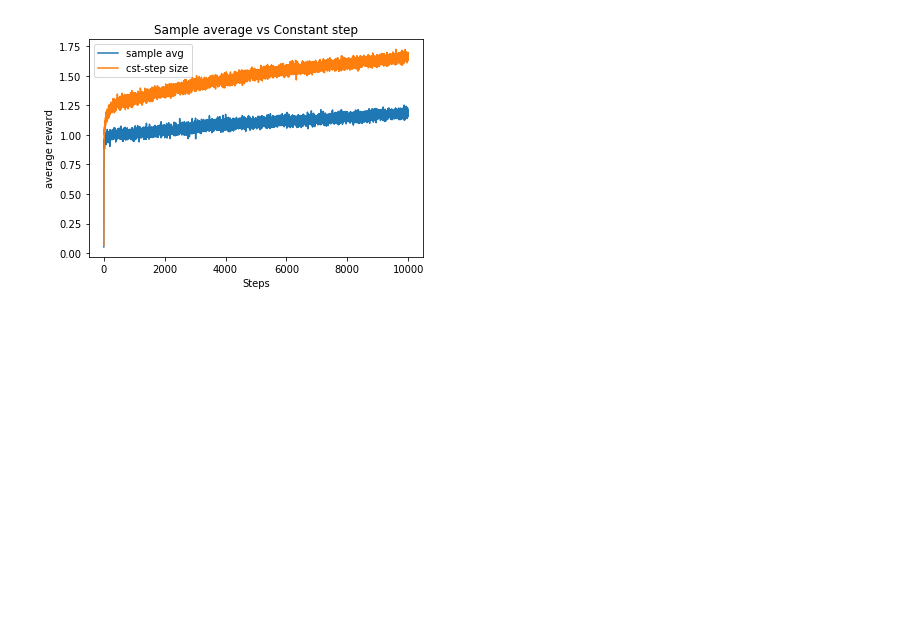
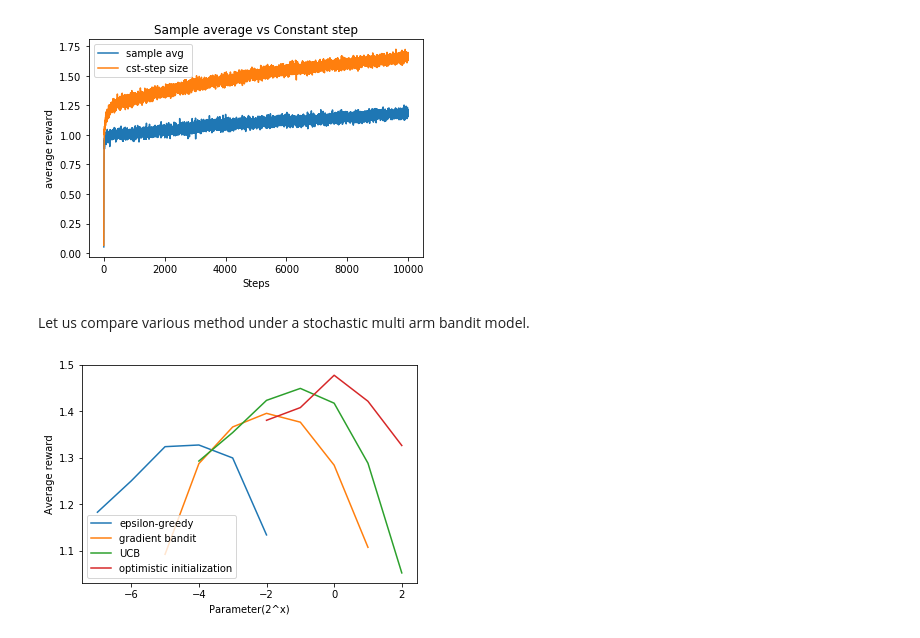
Before and after one commit to ericbenhamou/MultiArmBandits, a Jupyter notebook: MultiArmStochasticBandits.ipynb, the cells around one changed output. Cells and saved outputs as stored; diff of their text form; code cells hidden in the pictures; blank space fills up the shorter version.

Commit message:
added graph comparison

```diff
--- a/MultiArmStochasticBandits.ipynb
+++ b/MultiArmStochasticBandits.ipynb
@@ -58,3 +58,40 @@ plt.show()
 # %% [output]
 [figure]
 [figure]
+# %% [markdown]
+Let us compare various method under a stochastic multi arm bandit model.
+# %%
+def compare_methods(nBandits, time):
+    labels = ['epsilon-greedy', 'gradient bandit',
+              'UCB', 'optimistic initialization']
+    generators = [lambda epsilon: Bandit(epsilon=epsilon, sampleAverages=True),
+                  lambda alpha: Bandit(gradient=True, stepSize=alpha, gradientBaseline=True),
+                  lambda coef: Bandit(epsilon=0, stepSize=0.1, UCBParam=coef),
+                  lambda initial: Bandit(epsilon=0, initial=initial, stepSize=0.1)]
+    parameters = [np.arange(-7, -1, dtype=np.float),
+                  np.arange(-5, 2, dtype=np.float),
+                  np.arange(-4, 3, dtype=np.float),
+                  np.arange(-2, 3, dtype=np.float)]
+
+    bandits = [[generator(pow(2, param)) for _ in range(0, nBandits)] for generator, parameter in zip(generators, parameters) for param in parameter]
+    _, averageRewards = banditSimulation(nBandits, time, bandits)
+    rewards = np.sum(averageRewards, axis=1)/time
+
+    global figureIndex
+    plt.figure(figureIndex)
+    figureIndex += 1
+    i = 0
+    for label, parameter in zip(labels, parameters):
+        l = len(parameter)
+        plt.plot(parameter, rewards[i:i+l], label=label)
+        i += l
+    plt.xlabel('Parameter(2^x)')
+    plt.ylabel('Average reward')
+    plt.legend()
+
+# This will take somehow a long time
+compare_methods(2000, 1000)
+
+plt.show()
+# %% [output]
+[figure, added]
```
